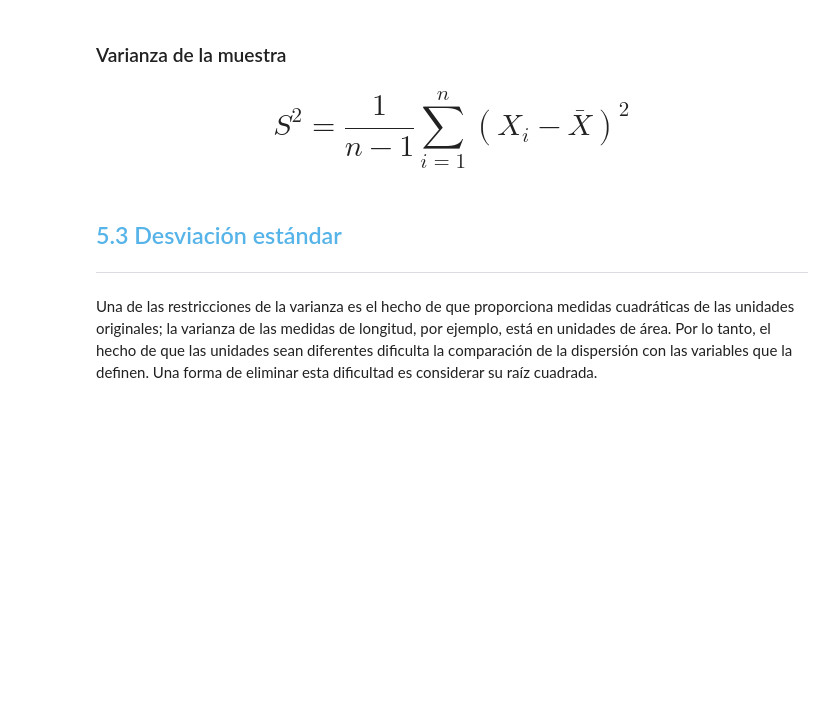
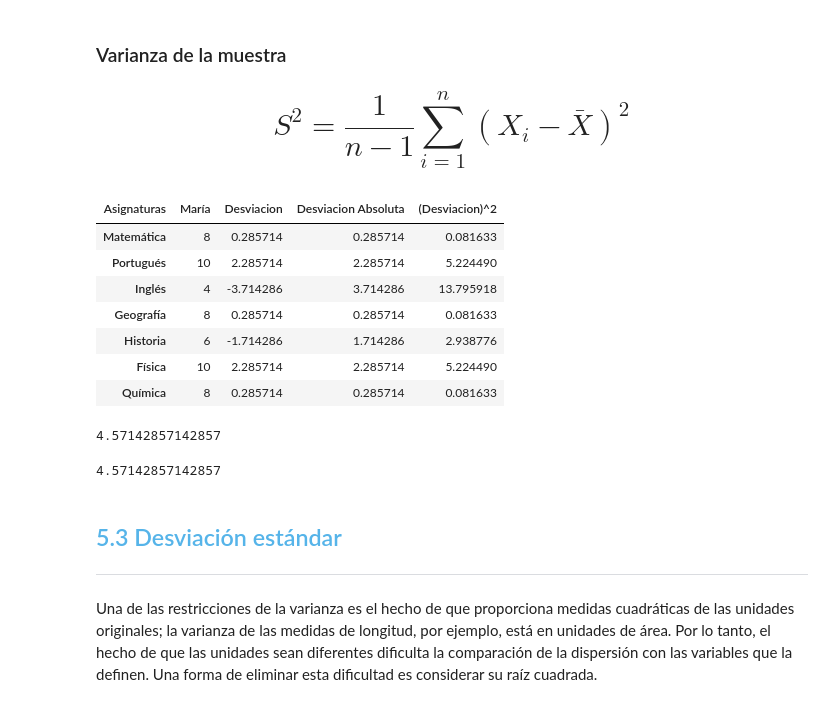
Before and after one commit to FerLopezCarrillo/challenge_amigo_secreto, a Jupyter notebook: Curso_de_Estadística_con_Python_1.ipynb, the cells around one changed output. Drawn from its saved outputs; the diff is of its cells as text; code cells hidden in the pictures; blank space fills up the shorter version.

```diff
--- a/Curso_de_Estadística_con_Python_1.ipynb
+++ b/Curso_de_Estadística_con_Python_1.ipynb
@@ -1150,0 +1162,3 @@ Aunque las medidas de tendencia central y de localización proporcionan un resum
+# %%
+calificaciones_maria_dispersion = df[['María']]
+calificaciones_maria_dispersion
@@ -1150,0 +1174,2 @@ Aunque las medidas de tendencia central y de localización proporcionan un resum
+# %%
+calificaciones_media_maria = calificaciones_maria_dispersion.mean()[0]
@@ -1150,0 +1180,3 @@ Aunque las medidas de tendencia central y de localización proporcionan un resum
+# %%
+calificaciones_maria_dispersion['Desviacion'] = calificaciones_maria_dispersion['María'] - calificaciones_media_maria
+calificaciones_maria_dispersion
@@ -1150,0 +1199,6 @@ Aunque las medidas de tendencia central y de localización proporcionan un resum
+# %%
+calificaciones_maria_dispersion['Desviacion Absoluta'] = calificaciones_maria_dispersion['Desviacion'].abs()
+calificaciones_maria_dispersion
+##También se puede de esta manera:
+##calificaciones_maria_dispersion['|Desviacion|'] = calificaciones_maria_dispersion['Desviacion'].abs()
+##calificaciones_maria_dispersion##
@@ -1163,6 +1239,26 @@ La varianza se construye a partir de las diferencias entre cada observación y l
 ### Varianza de la muestra
 
 # $$S^2 = \frac 1{n-1}\sum_{i=1}^{n}(X_i-\bar{X})^2$$
+# %%
+calificaciones_maria_dispersion['(Desviacion)^2'] = calificaciones_maria_dispersion['Desviacion Absoluta'].pow(2)##"".pow" significa elevado a##
+calificaciones_maria_dispersion
+# %% [output]
+| Asignaturas | María | Desviacion | Desviacion Absoluta | (Desviacion)^2 |
+| Matemática | 8 | 0.285714 | 0.285714 | 0.081633 |
+| Portugués | 10 | 2.285714 | 2.285714 | 5.224490 |
+| Inglés | 4 | -3.714286 | 3.714286 | 13.795918 |
+| Geografía | 8 | 0.285714 | 0.285714 | 0.081633 |
+| Historia | 6 | -1.714286 | 1.714286 | 2.938776 |
+| Física | 10 | 2.285714 | 2.285714 | 5.224490 |
+| Química | 8 | 0.285714 | 0.285714 | 0.081633 |
+# %%
+print(calificaciones_maria_dispersion['(Desviacion)^2'].sum() / (len(calificaciones_maria_dispersion) - 1))
+# %% [output]
+4.57142857142857
+# %%
+calificaciones_maria_dispersion['María'].var()
+# %% [output]
+4.57142857142857
 # %% [markdown]
 ## <font color=#56B4E9>5.3 Desviación estándar</font>
 ***
```
Also changed, not shown: parts of 19 cells of this notebook.
